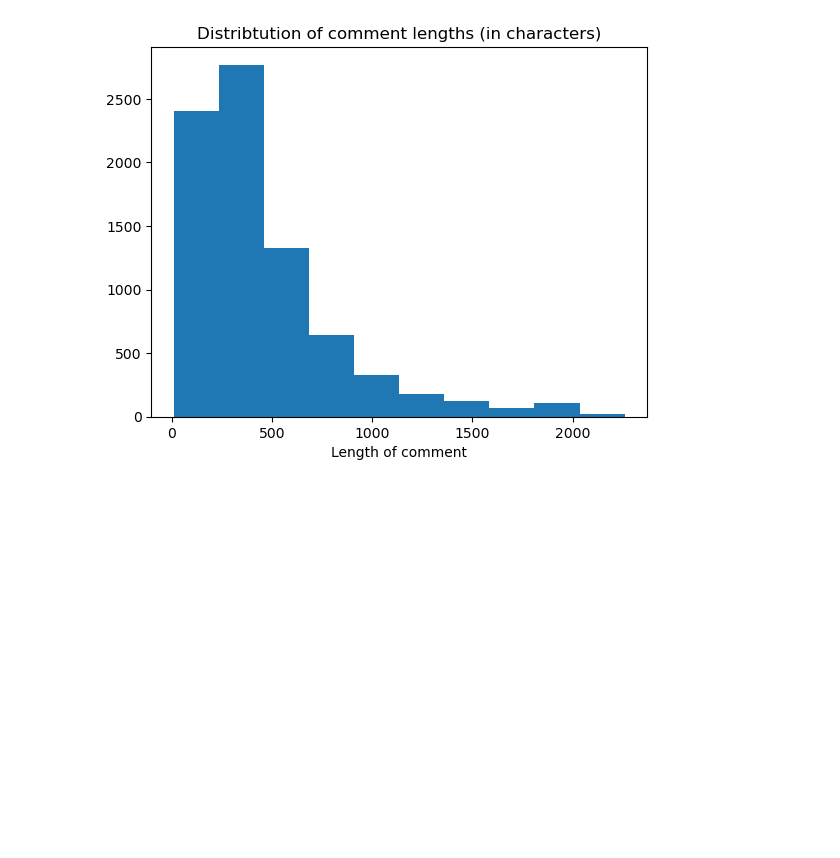
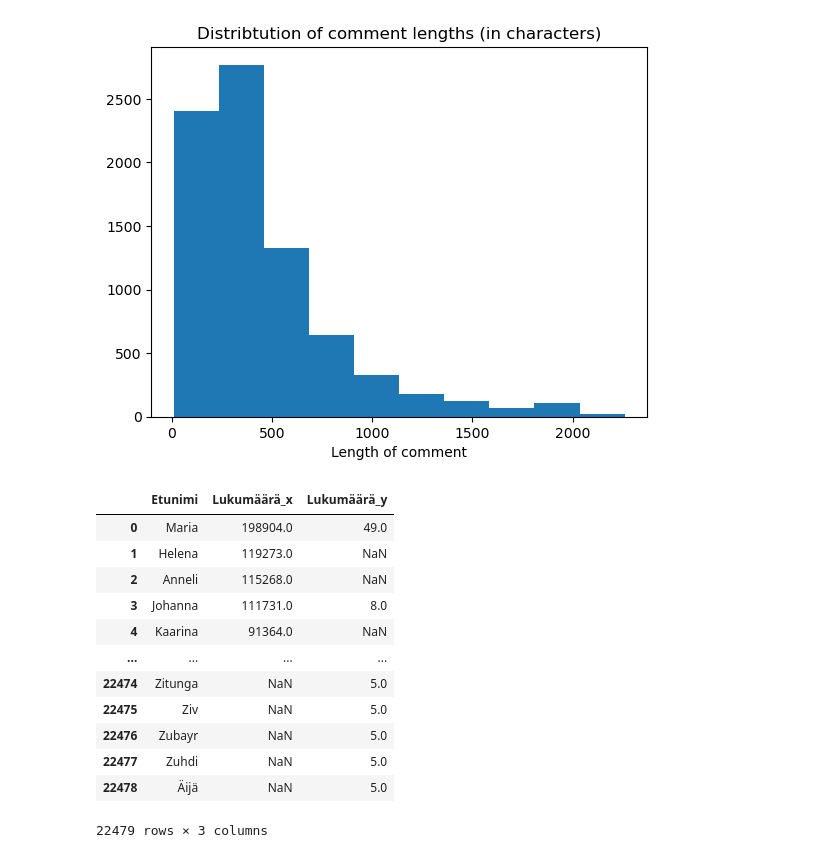
Before and after one commit to eevib/introDataMiniProject, a Jupyter notebook: data_analysis.ipynb, the cells around one changed output. Drawn from its saved outputs; the diff is of its cells as text; code cells hidden in the pictures; blank space fills up the shorter version.

```diff
--- a/data_analysis.ipynb
+++ b/data_analysis.ipynb
@@ -101,3 +103,22 @@ max      2260.000000
 Name: len_of_comment, dtype: float64
 Text(0.5, 0, 'Length of comment')
 [figure]
+# %%
+miehet = pd.read_excel("etunimet.xlsx", sheet_name=0)
+naiset = pd.read_excel("etunimet.xlsx", sheet_name=3)
+nimet = pd.merge(naiset, miehet, how="outer", on='Etunimi')
+nimet
+# %% [output]
+|  | Etunimi | Lukumäärä_x | Lukumäärä_y |
+| 0 | Maria | 198904.0 | 49.0 |
+| 1 | Helena | 119273.0 | NaN |
+| 2 | Anneli | 115268.0 | NaN |
+| 3 | Johanna | 111731.0 | 8.0 |
+| 4 | Kaarina | 91364.0 | NaN |
+| ... | ... | ... | ... |
+| 22474 | Zitunga | NaN | 5.0 |
+| 22475 | Ziv | NaN | 5.0 |
+| 22476 | Zubayr | NaN | 5.0 |
+| 22477 | Zuhdi | NaN | 5.0 |
+| 22478 | Äijä | NaN | 5.0 |
+22479 rows × 3 columns
```
Also changed, not shown: parts of 1 cell of this notebook.
